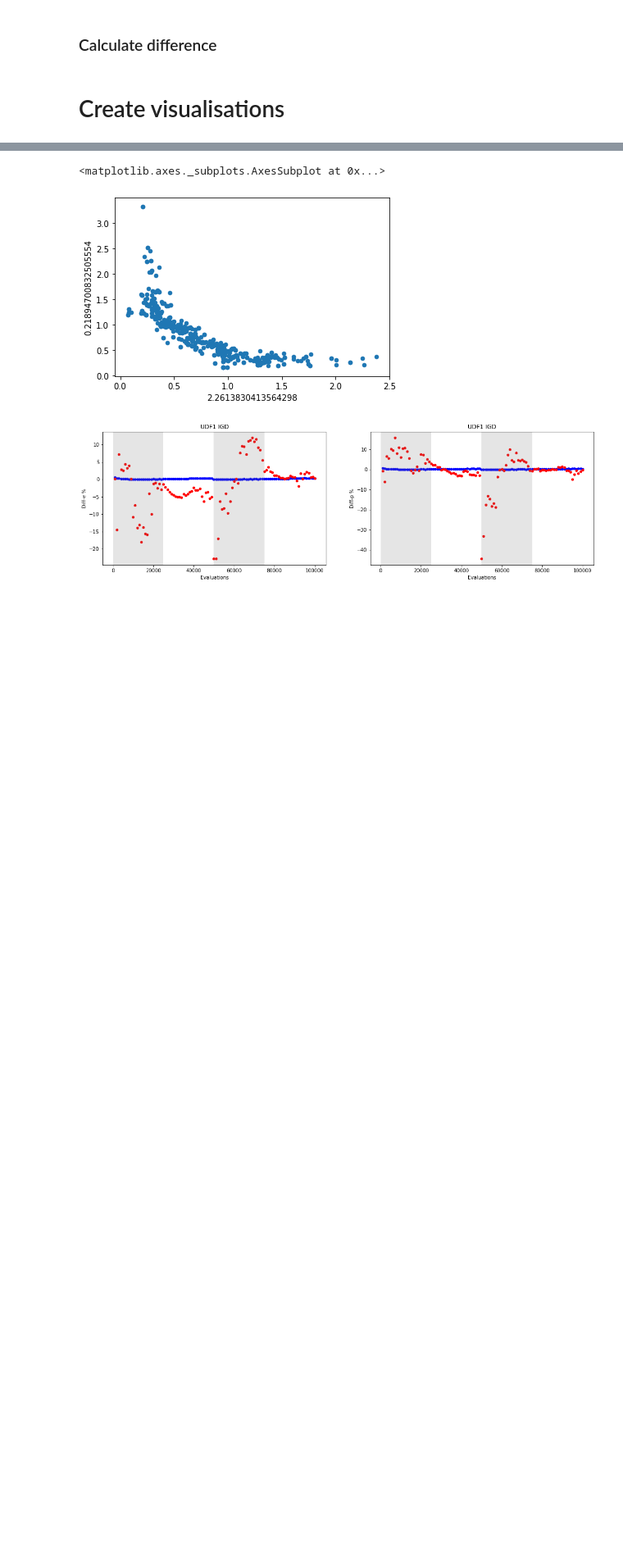
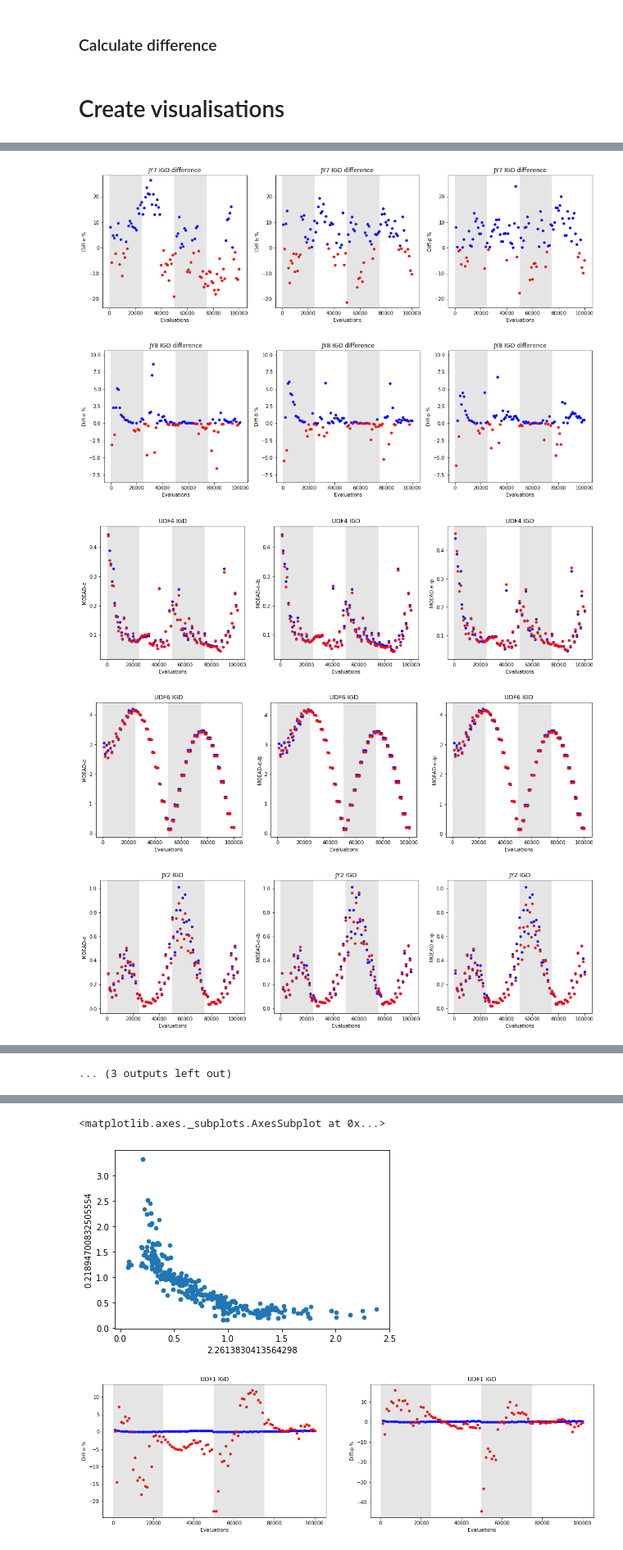
Before and after one commit to 12yuens2/cmlsga-jmetalpy, a Jupyter notebook: igd.ipynb, the cells around one changed output, grey strips where cells are left out. Shown at 82% size. Saved outputs shown, nothing was run; the diff lists cells and outputs as text; code cells hidden in the pictures; blank space fills up the shorter version.

```diff
--- a/igd.ipynb
+++ b/igd.ipynb
@@ -347,4 +286,3 @@ plot_scatter(igd_df, ["MOEAD-e", "MOEAD-e-ib", "MOEAD-e-ip"], ["JY3"])
-# %%
-igd_df = get_average_igd(df,
-                         ["MOEAD", "MOEAD-e", "MOEAD-e-ip", "MOEAD-e-ib"],
-                         problems_udf, [i for i in range(1000, 101000, 1000)])
+# %%
+plot_all(igd_df, angular_shift)
+# %% [output]
@@ -350,0 +294,5 @@ igd_df = get_average_igd(df,
+[figure, added]
+[figure, added]
+[figure, added]
+[figure, added]
+[figure, added]
@@ -350,0 +301 @@ igd_df = get_average_igd(df,
+... (3 outputs left out)
```
Also changed, not shown: parts of 11 cells of this notebook.
